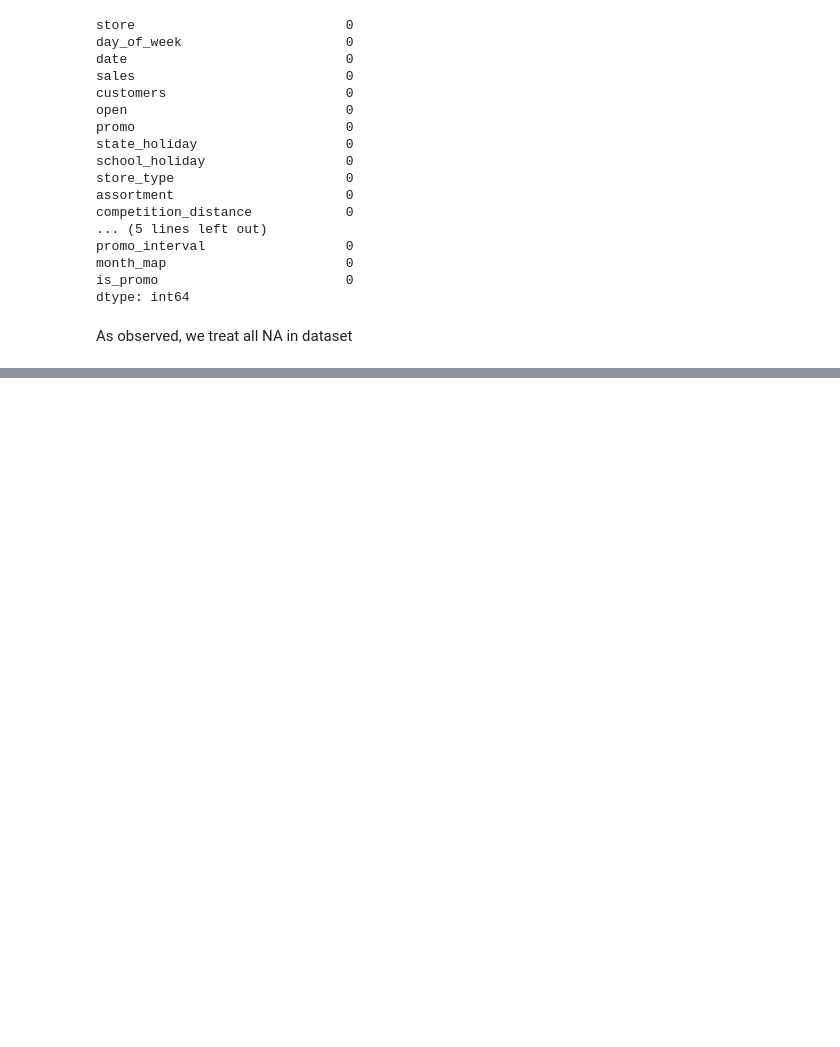
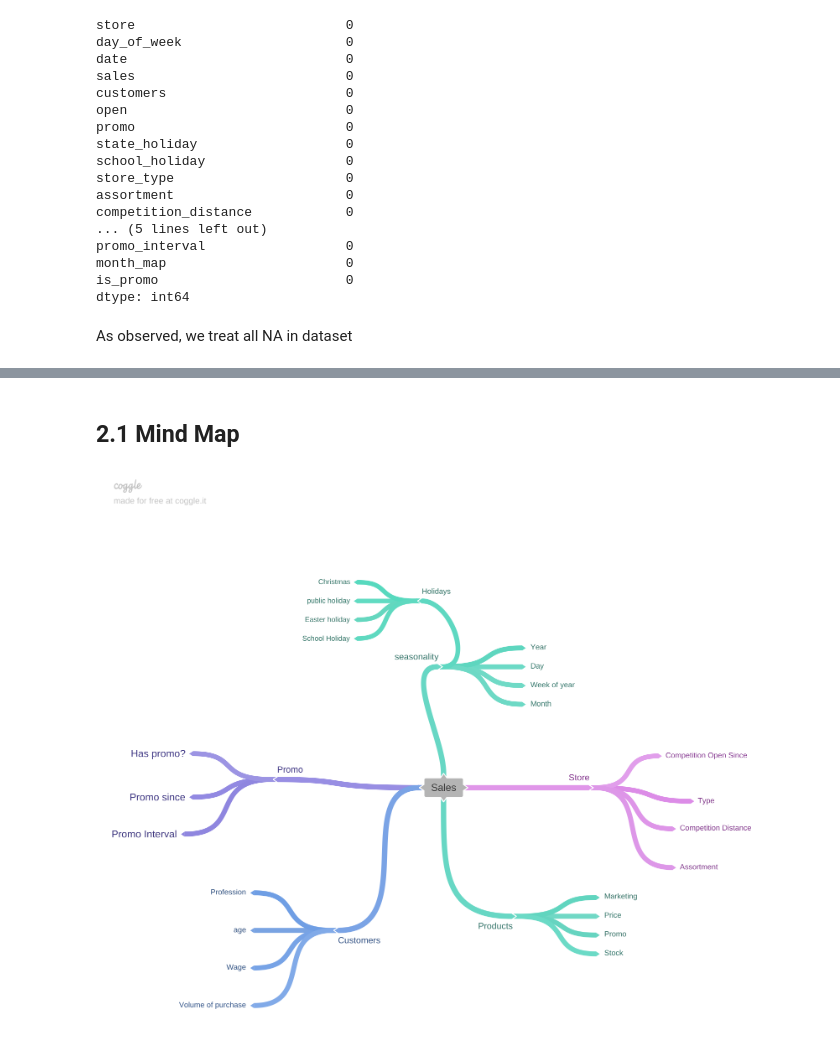
Before and after one commit to Alexandre-Magno/rossmann_sales, a Jupyter notebook: Ciclo_01_rossmann.ipynb, the cells around one changed output, grey strips where cells are left out. Cells and saved outputs as stored; diff of their text form; code cells hidden in the pictures; blank space fills up the shorter version.

Commit message:
mind map

```diff
--- a/Ciclo_01_rossmann.ipynb
+++ b/Ciclo_01_rossmann.ipynb
@@ -186,0 +297,7 @@ As observed, we treat all NA in dataset
+# %% [markdown]
+## 2.1 Mind Map
+# %%
+
+Image(filename='img/Sales.png')
+# %% [output]
+[figure, added]
```
Also changed, not shown: parts of 15 cells of this notebook, 1 other file.
